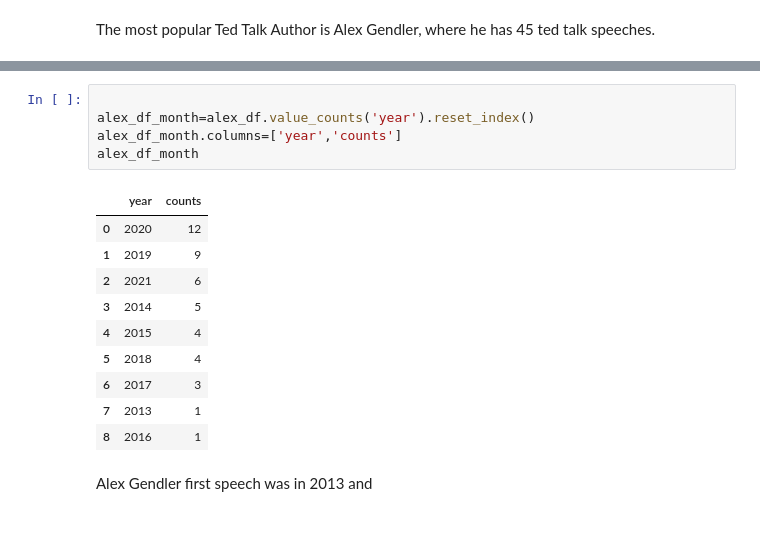
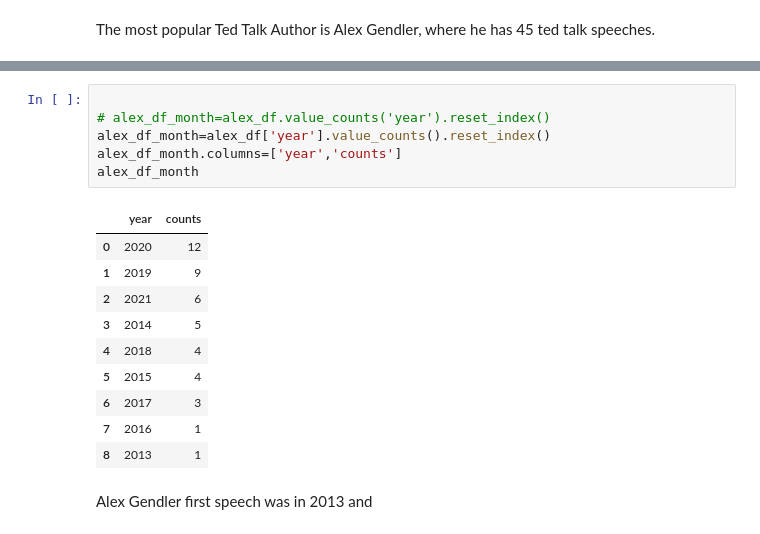
Before and after one commit to Rawanalmobarak/Ted-Talk, a Jupyter notebook: Ted_Talks.ipynb, the cells around one changed output, grey strips where cells are left out. Saved outputs shown, nothing was run; the diff lists cells and outputs as text.

```diff
--- a/Ted_Talks.ipynb
+++ b/Ted_Talks.ipynb
@@ -276,20 +263,21 @@ alex_df_sorted
 | 66 | Blood, concrete, and dynamite: Bu... | Alex Gendler | December 2021 | 724000 | 21000 | https://ted.com/talks/alex_gendle... | 2021 | December |
 # %%
 
-alex_df_month=alex_df.value_counts('year').reset_index()
+# alex_df_month=alex_df.value_counts('year').reset_index()
+alex_df_month=alex_df['year'].value_counts().reset_index()
 alex_df_month.columns=['year','counts']
 alex_df_month
 # %% [output]
 |  | year | counts |
 | 0 | 2020 | 12 |
 | 1 | 2019 | 9 |
 | 2 | 2021 | 6 |
 | 3 | 2014 | 5 |
-| 4 | 2015 | 4 |
-| 5 | 2018 | 4 |
+| 4 | 2018 | 4 |
+| 5 | 2015 | 4 |
 | 6 | 2017 | 3 |
-| 7 | 2013 | 1 |
-| 8 | 2016 | 1 |
+| 7 | 2016 | 1 |
+| 8 | 2013 | 1 |
 # %% [markdown]
 Alex Gendler first speech was in 2013 and
 # %%
```
Also changed, not shown: parts of 14 cells of this notebook.
